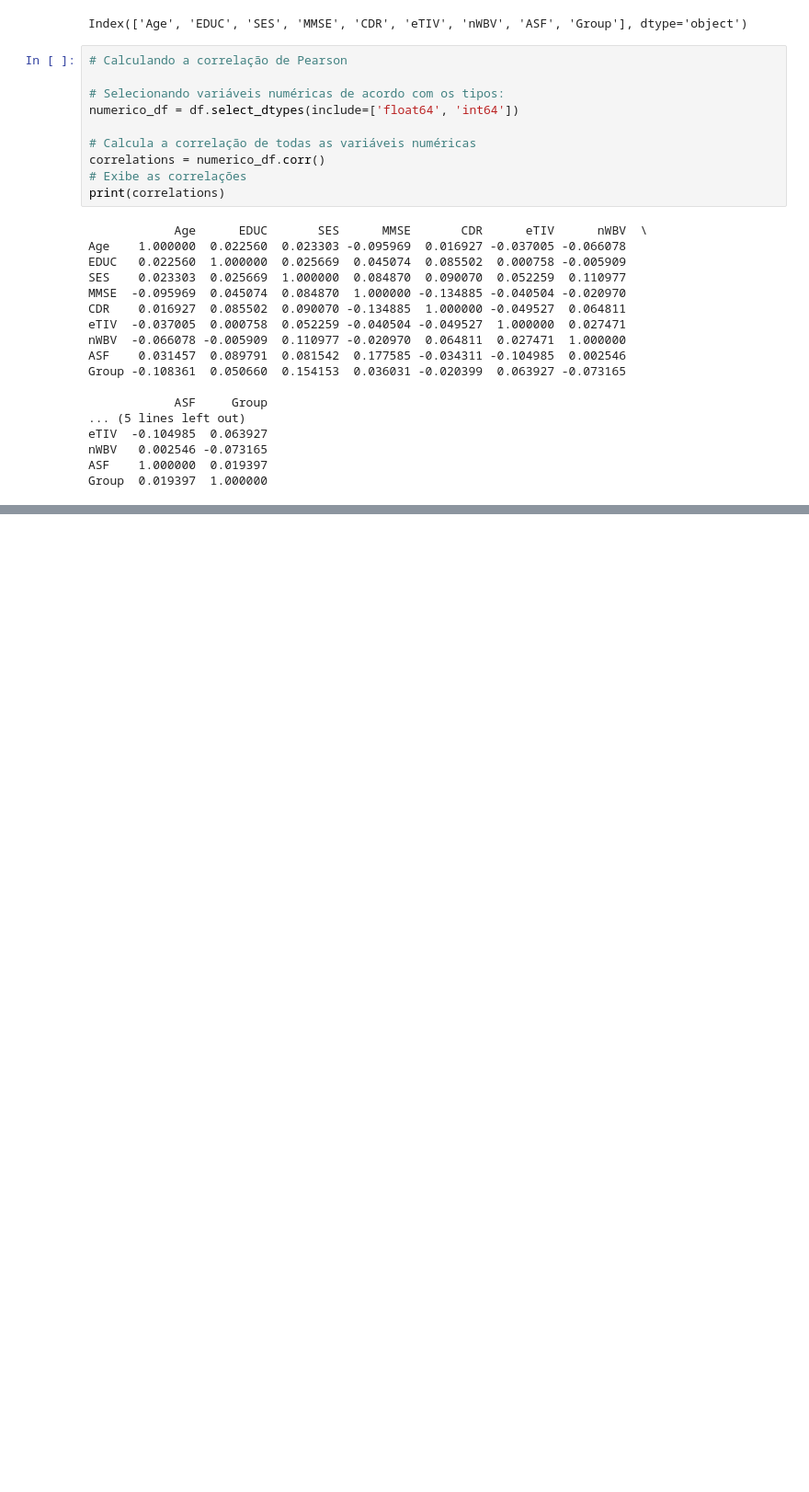
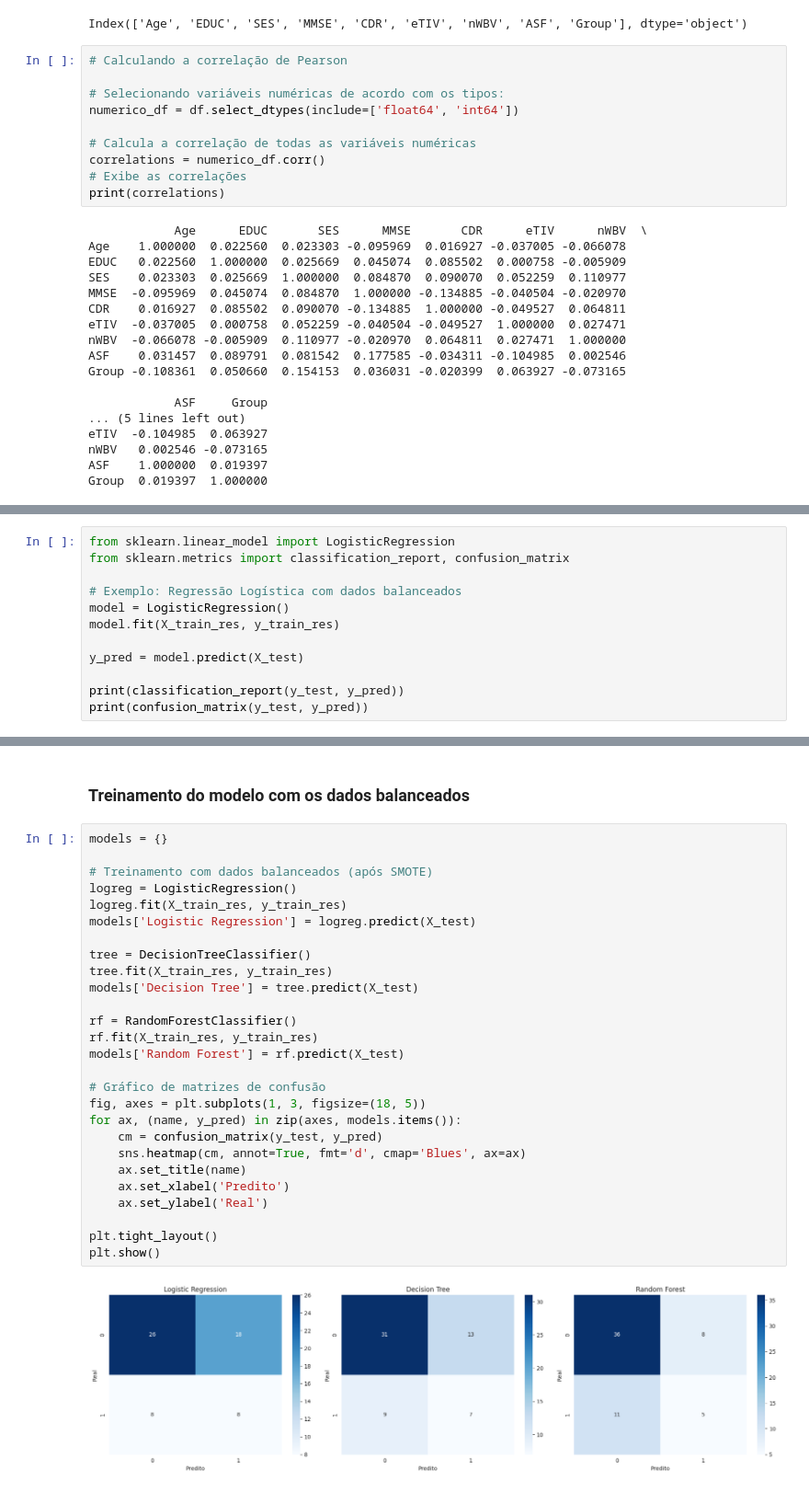
Before and after one commit to devLarissaRodrigues/WoMakersCode-DataAnalytics-DesafiosEmSquad, a Jupyter notebook: Desafio6_completo_em_squad.ipynb, the cells around one changed output, grey strips where cells are left out. Shown at 92% size. Drawn from its saved outputs; the diff is of its cells as text; blank space fills up the shorter version.

```diff
--- a/Desafio6_completo_em_squad.ipynb
+++ b/Desafio6_completo_em_squad.ipynb
@@ -170,0 +332,12 @@ Group  0.019397  1.000000
+# %%
+from sklearn.linear_model import LogisticRegression
+from sklearn.metrics import classification_report, confusion_matrix
+
+# Exemplo: Regressão Logística com dados balanceados
+model = LogisticRegression()
+model.fit(X_train_res, y_train_res)
+
+y_pred = model.predict(X_test)
+
+print(classification_report(y_test, y_pred))
+print(confusion_matrix(y_test, y_pred))
@@ -170,0 +356,31 @@ Group  0.019397  1.000000
+# %% [markdown]
+### Treinamento do modelo com os dados balanceados
+# %%
+models = {}
+
+# Treinamento com dados balanceados (após SMOTE)
+logreg = LogisticRegression()
+logreg.fit(X_train_res, y_train_res)
+models['Logistic Regression'] = logreg.predict(X_test)
+
+tree = DecisionTreeClassifier()
+tree.fit(X_train_res, y_train_res)
+models['Decision Tree'] = tree.predict(X_test)
+
+rf = RandomForestClassifier()
+rf.fit(X_train_res, y_train_res)
+models['Random Forest'] = rf.predict(X_test)
+
+# Gráfico de matrizes de confusão
+fig, axes = plt.subplots(1, 3, figsize=(18, 5))
+for ax, (name, y_pred) in zip(axes, models.items()):
+    cm = confusion_matrix(y_test, y_pred)
+    sns.heatmap(cm, annot=True, fmt='d', cmap='Blues', ax=ax)
+    ax.set_title(name)
+    ax.set_xlabel('Predito')
+    ax.set_ylabel('Real')
+
+plt.tight_layout()
+plt.show()
+# %% [output]
+[figure, added]
```
Also changed, not shown: parts of 9 cells of this notebook.
